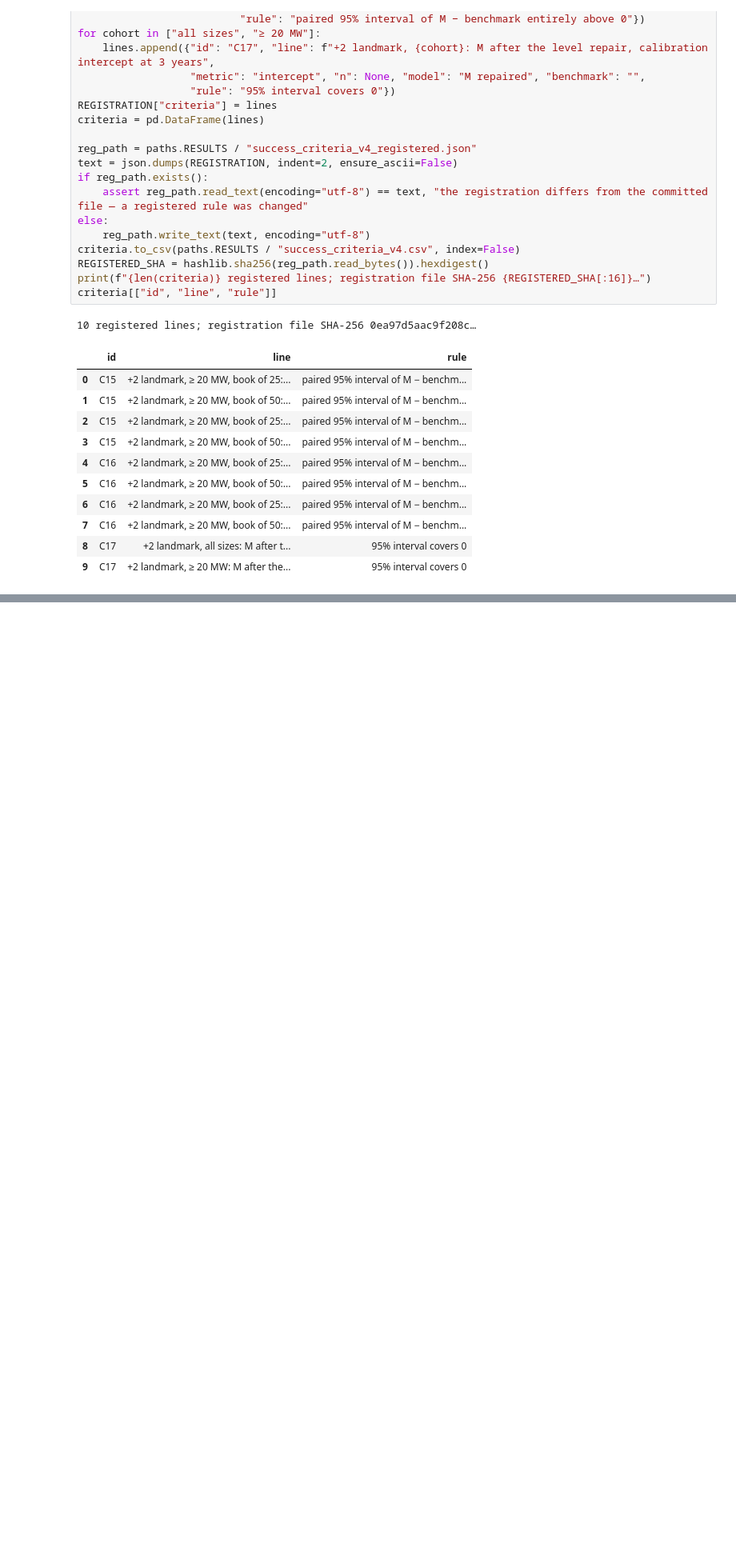
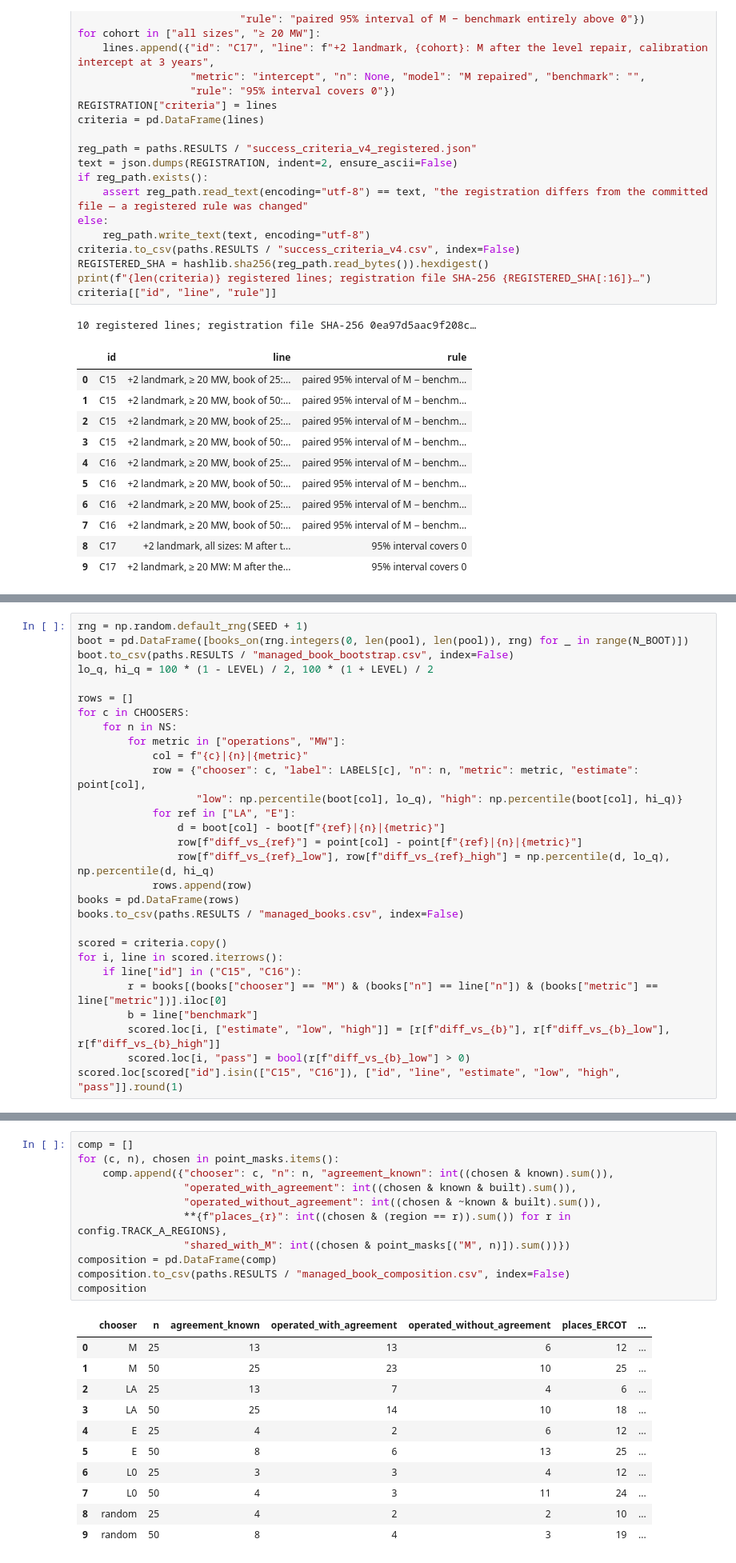
Before and after one commit to alanmossinger/Capstone, a Jupyter notebook: notebooks/20_managed_book.ipynb, the cells around one changed output, grey strips where cells are left out. Shown at 80% size. Drawn from its saved outputs; the diff is of its cells as text; blank space fills up the shorter version.

```diff
--- a/notebooks/20_managed_book.ipynb
+++ b/notebooks/20_managed_book.ipynb
@@ -117,0 +234,29 @@ criteria[["id", "line", "rule"]]
+# %%
+rng = np.random.default_rng(SEED + 1)
+boot = pd.DataFrame([books_on(rng.integers(0, len(pool), len(pool)), rng) for _ in range(N_BOOT)])
+boot.to_csv(paths.RESULTS / "managed_book_bootstrap.csv", index=False)
+lo_q, hi_q = 100 * (1 - LEVEL) / 2, 100 * (1 + LEVEL) / 2
+
+rows = []
+for c in CHOOSERS:
+    for n in NS:
+        for metric in ["operations", "MW"]:
+            col = f"{c}|{n}|{metric}"
+            row = {"chooser": c, "label": LABELS[c], "n": n, "metric": metric, "estimate": point[col],
+                   "low": np.percentile(boot[col], lo_q), "high": np.percentile(boot[col], hi_q)}
+            for ref in ["LA", "E"]:
+                d = boot[col] - boot[f"{ref}|{n}|{metric}"]
+                row[f"diff_vs_{ref}"] = point[col] - point[f"{ref}|{n}|{metric}"]
+                row[f"diff_vs_{ref}_low"], row[f"diff_vs_{ref}_high"] = np.percentile(d, lo_q), np.percentile(d, hi_q)
+            rows.append(row)
+books = pd.DataFrame(rows)
+books.to_csv(paths.RESULTS / "managed_books.csv", index=False)
+
+scored = criteria.copy()
+for i, line in scored.iterrows():
+    if line["id"] in ("C15", "C16"):
+        r = books[(books["chooser"] == "M") & (books["n"] == line["n"]) & (books["metric"] == line["metric"])].iloc[0]
+        b = line["benchmark"]
+        scored.loc[i, ["estimate", "low", "high"]] = [r[f"diff_vs_{b}"], r[f"diff_vs_{b}_low"], r[f"diff_vs_{b}_high"]]
+        scored.loc[i, "pass"] = bool(r[f"diff_vs_{b}_low"] > 0)
+scored.loc[scored["id"].isin(["C15", "C16"]), ["id", "line", "estimate", "low", "high", "pass"]].round(1)
@@ -117,0 +312,23 @@ criteria[["id", "line", "rule"]]
+# %%
+comp = []
+for (c, n), chosen in point_masks.items():
+    comp.append({"chooser": c, "n": n, "agreement_known": int((chosen & known).sum()),
+                 "operated_with_agreement": int((chosen & known & built).sum()),
+                 "operated_without_agreement": int((chosen & ~known & built).sum()),
+                 **{f"places_{r}": int((chosen & (region == r)).sum()) for r in config.TRACK_A_REGIONS},
+                 "shared_with_M": int((chosen & point_masks[("M", n)]).sum())})
+composition = pd.DataFrame(comp)
+composition.to_csv(paths.RESULTS / "managed_book_composition.csv", index=False)
+composition
+# %% [output]
+|  | chooser | n | agreement_known | operated_with_agreement | operated_without_agreement | places_ERCOT | ... |
+| 0 | M | 25 | 13 | 13 | 6 | 12 | ... |
+| 1 | M | 50 | 25 | 23 | 10 | 25 | ... |
+| 2 | LA | 25 | 13 | 7 | 4 | 6 | ... |
+| 3 | LA | 50 | 25 | 14 | 10 | 18 | ... |
+| 4 | E | 25 | 4 | 2 | 6 | 12 | ... |
+| 5 | E | 50 | 8 | 6 | 13 | 25 | ... |
+| 6 | L0 | 25 | 3 | 3 | 4 | 12 | ... |
+| 7 | L0 | 50 | 4 | 3 | 11 | 24 | ... |
+| 8 | random | 25 | 4 | 2 | 2 | 10 | ... |
+| 9 | random | 50 | 8 | 4 | 3 | 19 | ... |
```
Also changed, not shown: parts of 26 cells of this notebook, 15 other files.
